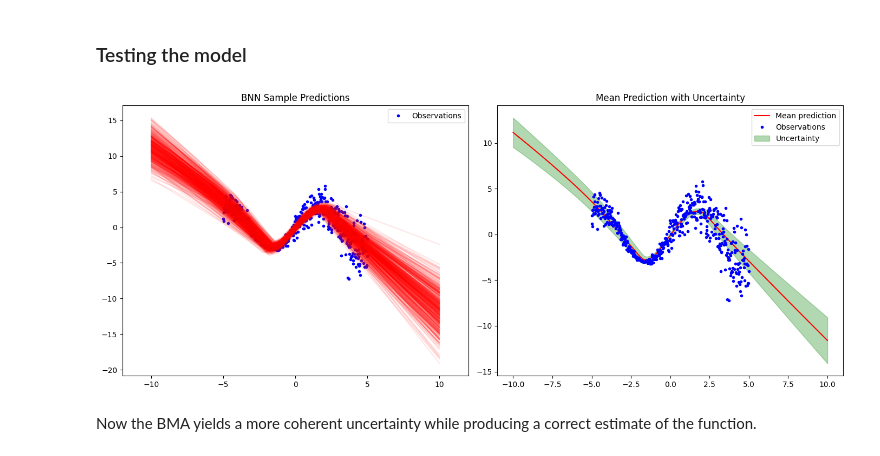
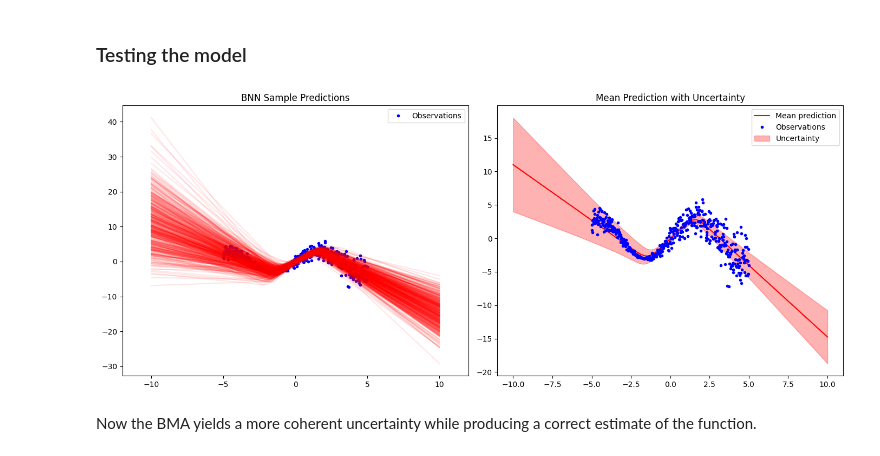
Before and after one commit to laurent-vouriot/SWA_SWAG, a Jupyter notebook: SWA_SWAG.ipynb, the cells around one changed output. Saved outputs shown, nothing was run; the diff lists cells and outputs as text; code cells hidden in the pictures.

```diff
--- a/SWA_SWAG.ipynb
+++ b/SWA_SWAG.ipynb
@@ -50,15 +50,12 @@ class Model(torch.nn.Module):
     def __init__(self):
         super().__init__()
         self.dense1 = torch.nn.Linear(1, 10)
-        self.dense2 = torch.nn.Linear(10, 10)
-        self.dense3 = torch.nn.Linear(10, 1)
+        self.dense2 = torch.nn.Linear(10, 1)
 
     def forward(self, x):
         out = self.dense1(x)
         out = torch.nn.functional.relu(out)
         out = self.dense2(out)
-        out = torch.nn.functional.relu(out)
-        out = self.dense3(out)
 
         return out
 
@@ -236,7 +233,7 @@ def sample_swag_diag(w_swa, sqrt_var_vec):
 
     return w_swa + noise_diag
 # %%
-w_swa, var_vec = swag_diagonal(pre_train_model.state_dict(), train_set, 0.01, 50, 10)
+w_swa, var_vec = swag_diagonal(pre_train_model.state_dict(), train_set, 0.01, 100, 10)
 # %% [markdown]
 ### Bayesian Model Averaging
 # %% [markdown]
@@ -247,7 +244,7 @@ def bma(X, w_swa, var_vec, n_samples=100):
     model = Model().to(device)
     sqrt_var_vec = var_vec.sqrt() # var vec is put to sqrt once for all to gain computation time
     for i in tqdm(range(n_samples)):
-        sampled_params = sample_swag_diag(w_swa, var_vec)
+        sampled_params = sample_swag_diag(w_swa, sqrt_var_vec)
         model.load_flattened_weights(sampled_params)
         with torch.no_grad():
             model.eval()
@@ -375,7 +372,7 @@ def swag_low_rank(pre_trained_weights, train_set, lr, steps, update_freq, K, opt
 
     return w_swa, var, D
 # %%
-w_swa, var_vec, D = swag_low_rank(pre_train_model.state_dict(), train_set, 0.01, 50, 10, 25)
+w_swa, var_vec, D = swag_low_rank(pre_train_model.state_dict(), train_set, 0.01, 100, 10, 25)
 # %% [markdown]
 The approximate posterior is now of the form:
 
@@ -429,33 +426,33 @@ mean_pred, std_pred, preds = bma(X_extended.unsqueeze(1), w_swa, var_vec, D, n_s
 # %%
 fig, axes = plt.subplots(1, 2, figsize=(14, 6))
 axes[0].set_title('BNN Sample Predictions')
 axes[0].set_xlim(-12, 12)
 axes[0].plot(X.detach(), y, 'b.', label='Observations')
 axes[0].legend()
 
 for pred in preds:
     axes[0].plot(X_extended.detach().cpu(), pred.detach().cpu(), 'r', alpha=0.1)
 
 mean_pred = mean_pred.detach().cpu()
 std_pred = std_pred.detach().cpu()
 
 axes[1].set_title('Mean Prediction with Uncertainty')
 axes[1].plot(X_extended.detach().cpu(), mean_pred.detach().cpu(), 'r', label='Mean prediction')
 axes[1].plot(X.detach(), y.numpy(), 'b.', label='Observations')
 axes[1].fill_between(
     X_extended.detach().cpu().squeeze(),
     (mean_pred - std_pred).squeeze(),
     (mean_pred + std_pred).squeeze(),
-    color='g',
+    color='r',
     alpha=0.3,
     label='Uncertainty'
 )
 axes[1].legend()
 
 plt.tight_layout(rect=[0, 0, 1, 0.96])
 plt.show()
 # %% [output]
-[figure, old version]
+[figure, new version]
 # %% [markdown]
 Now the BMA yields a more coherent uncertainty while producing a correct estimate of the function.
 # %% [markdown]
```
Also changed, not shown: parts of 4 cells of this notebook, 5 other files.
